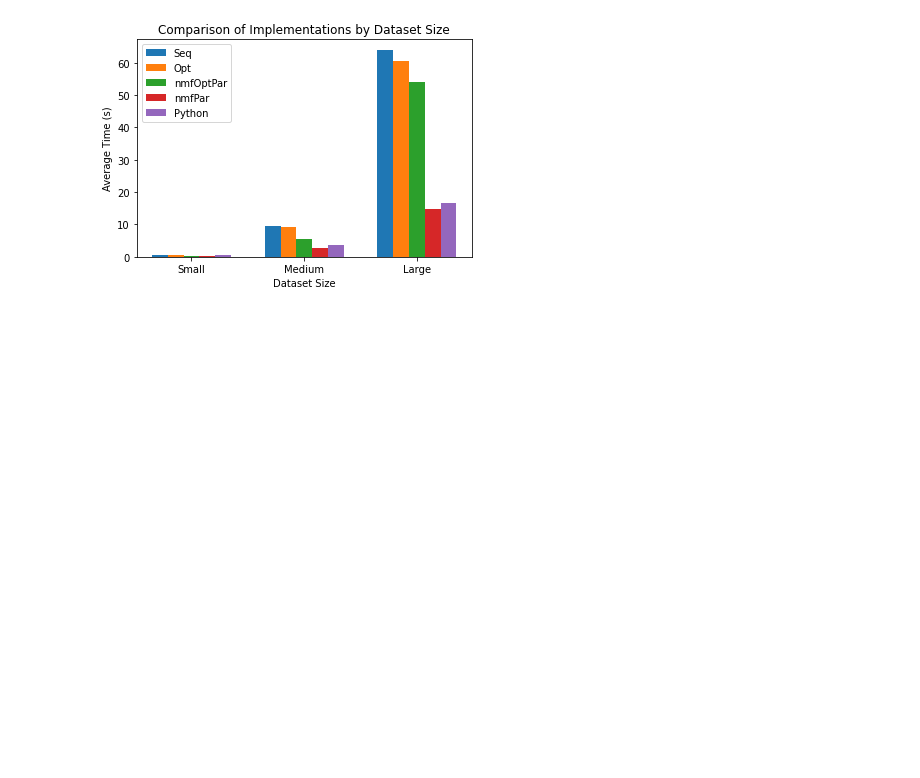
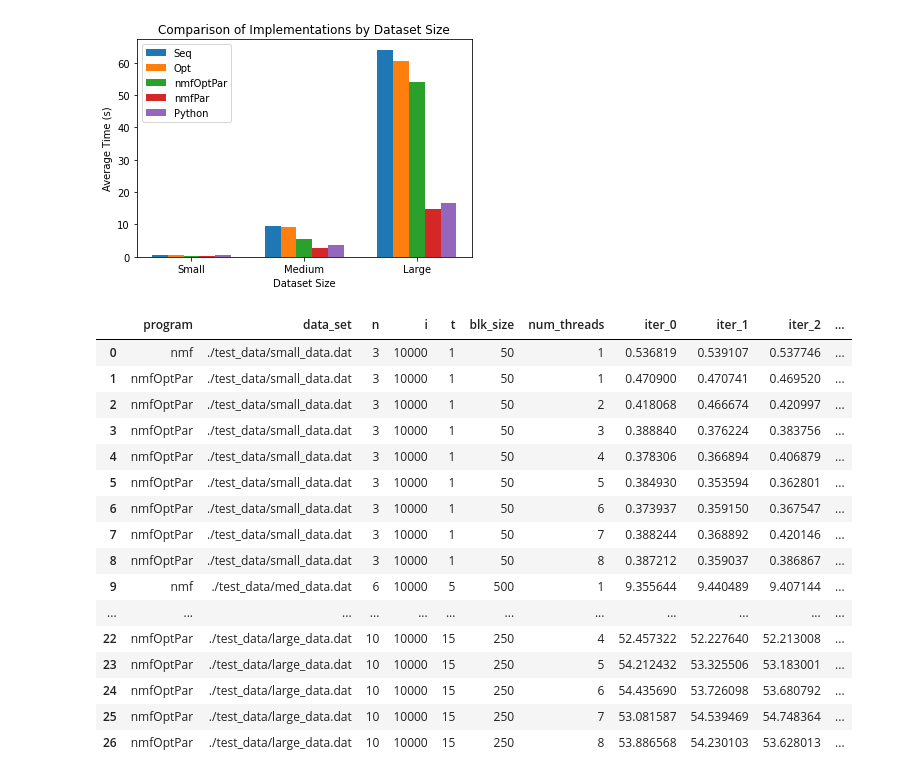
Before and after one commit to NFabrizio/NMF, a Jupyter notebook: results.ipynb, the cells around one changed output. Saved outputs shown, nothing was run; the diff lists cells and outputs as text; code cells hidden in the pictures; blank space fills up the shorter version.

```diff
--- a/results.ipynb
+++ b/results.ipynb
@@ -1035,0 +1085,21 @@ plt.show()
+# %%
+data_nmfOptPar = pandas.read_csv('results_nmfOptPar.csv', delimiter=',', decimal='.')
+data_nmfOptPar
+# %% [output]
+|  | program | data_set | n | i | t | blk_size | num_threads | iter_0 | iter_1 | iter_2 | ... |
+| 0 | nmf | ./test_data/small_data.dat | 3 | 10000 | 1 | 50 | 1 | 0.536819 | 0.539107 | 0.537746 | ... |
+| 1 | nmfOptPar | ./test_data/small_data.dat | 3 | 10000 | 1 | 50 | 1 | 0.470900 | 0.470741 | 0.469520 | ... |
+| 2 | nmfOptPar | ./test_data/small_data.dat | 3 | 10000 | 1 | 50 | 2 | 0.418068 | 0.466674 | 0.420997 | ... |
+| 3 | nmfOptPar | ./test_data/small_data.dat | 3 | 10000 | 1 | 50 | 3 | 0.388840 | 0.376224 | 0.383756 | ... |
+| 4 | nmfOptPar | ./test_data/small_data.dat | 3 | 10000 | 1 | 50 | 4 | 0.378306 | 0.366894 | 0.406879 | ... |
+| 5 | nmfOptPar | ./test_data/small_data.dat | 3 | 10000 | 1 | 50 | 5 | 0.384930 | 0.353594 | 0.362801 | ... |
+| 6 | nmfOptPar | ./test_data/small_data.dat | 3 | 10000 | 1 | 50 | 6 | 0.373937 | 0.359150 | 0.367547 | ... |
+| 7 | nmfOptPar | ./test_data/small_data.dat | 3 | 10000 | 1 | 50 | 7 | 0.388244 | 0.368892 | 0.420146 | ... |
+| 8 | nmfOptPar | ./test_data/small_data.dat | 3 | 10000 | 1 | 50 | 8 | 0.387212 | 0.359037 | 0.386867 | ... |
+| 9 | nmf | ./test_data/med_data.dat | 6 | 10000 | 5 | 500 | 1 | 9.355644 | 9.440489 | 9.407144 | ... |
+| ... | ... | ... | ... | ... | ... | ... | ... | ... | ... | ... | ... |
+| 22 | nmfOptPar | ./test_data/large_data.dat | 10 | 10000 | 15 | 250 | 4 | 52.457322 | 52.227640 | 52.213008 | ... |
+| 23 | nmfOptPar | ./test_data/large_data.dat | 10 | 10000 | 15 | 250 | 5 | 54.212432 | 53.325506 | 53.183001 | ... |
+| 24 | nmfOptPar | ./test_data/large_data.dat | 10 | 10000 | 15 | 250 | 6 | 54.435690 | 53.726098 | 53.680792 | ... |
+| 25 | nmfOptPar | ./test_data/large_data.dat | 10 | 10000 | 15 | 250 | 7 | 53.081587 | 54.539469 | 54.748364 | ... |
+| 26 | nmfOptPar | ./test_data/large_data.dat | 10 | 10000 | 15 | 250 | 8 | 53.886568 | 54.230103 | 53.628013 | ... |
```
Also changed, not shown: parts of 5 cells of this notebook, 4 other files.
